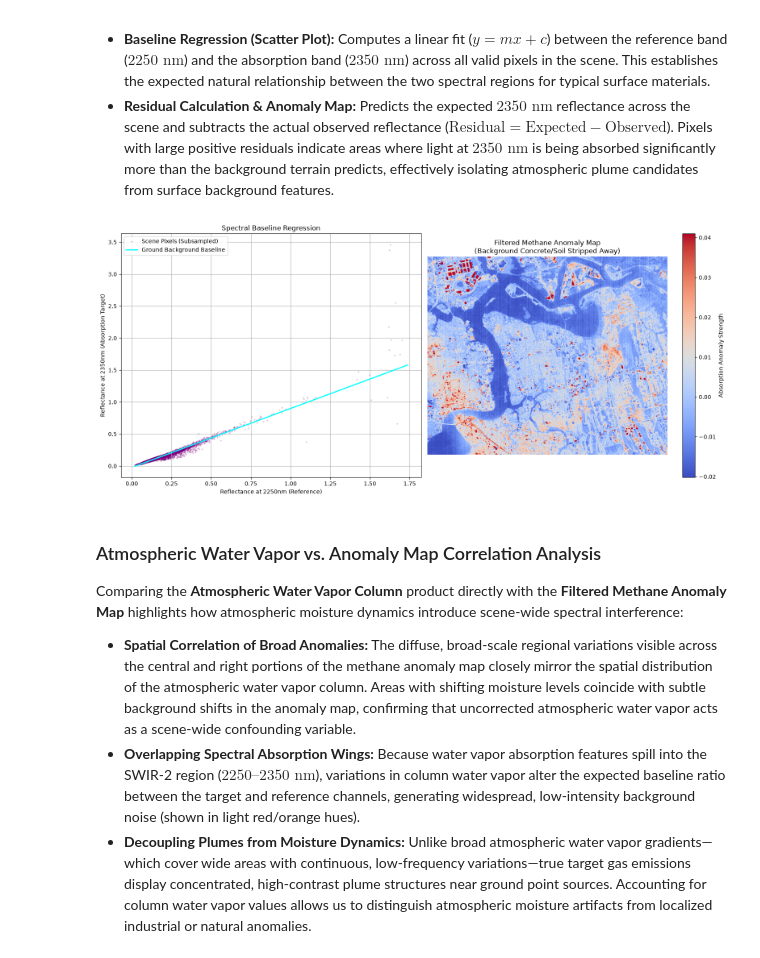
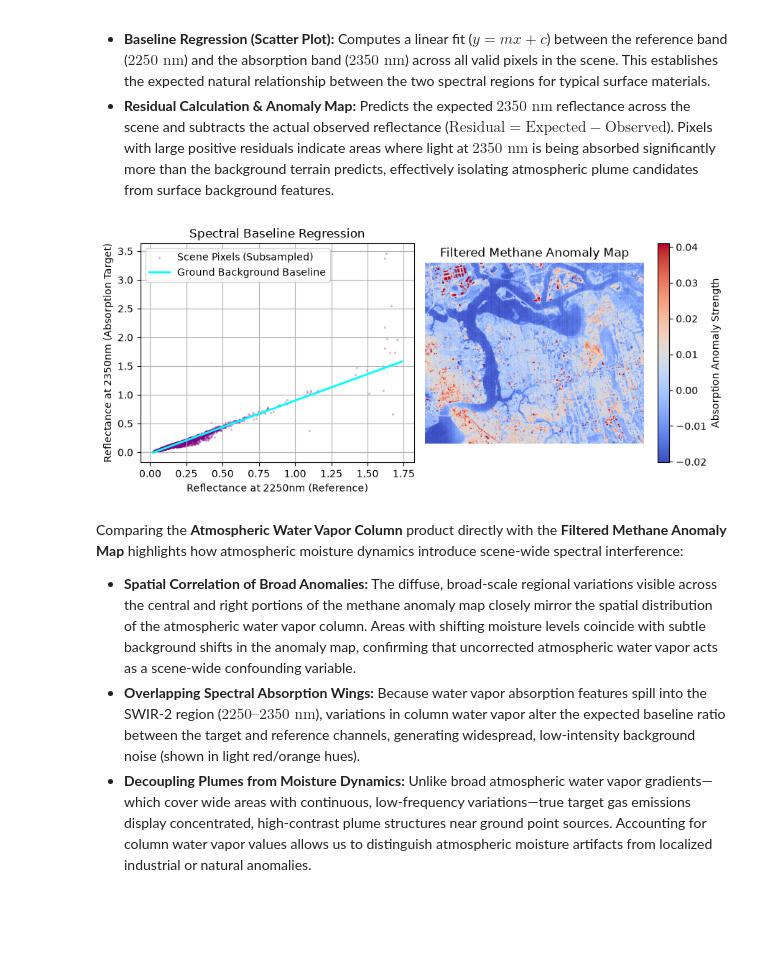
Before and after one commit to rupakqen/Tanager-Open-Data-Competition, a Jupyter notebook: Jacksonville.ipynb, the cells around one changed output. Saved outputs shown, nothing was run; the diff lists cells and outputs as text; code cells hidden in the pictures; blank space fills up the shorter version.

```diff
--- a/Jacksonville.ipynb
+++ b/Jacksonville.ipynb
@@ -213,38 +213,37 @@ slope, intercept, r_value, p_value, std_err = linregress(x_vals, y_vals)
 # 3. Predict the expected absorption plane based on the reference plane
 expected_abs = slope * ref_plane + intercept
 
 # 4. Calculate the residual (The deviation from the ground baseline)
 # Negative residuals mean a pixel is absorbing MORE light than expected!
 residual = expected_abs - abs_plane
 residual[~valid_mask] = np.nan
 
 # --- Plotting the Filtered Results ---
-fig, (ax1, ax2) = plt.subplots(1, 2, figsize=(16, 7))
+fig, (ax1, ax2) = plt.subplots(1, 2, figsize=(9, 4))
 
 # Left: Scatter plot showing the baseline fit
 ax1.scatter(x_vals[::10], y_vals[::10], alpha=0.2, color='purple', s=2, label='Scene Pixels (Subsampled)')
 x_line = np.linspace(x_vals.min(), x_vals.max(), 100)
 ax1.plot(x_line, slope * x_line + intercept, color='cyan', linewidth=2, label='Ground Background Baseline')
 ax1.set_title("Spectral Baseline Regression")
 ax1.set_xlabel("Reflectance at 2250nm (Reference)")
 ax1.set_ylabel("Reflectance at 2350nm (Absorption Target)")
 ax1.legend()
 ax1.grid(True)
 
 # Right: The Residual Map (Filtered Methane View)
 # We map the positive residuals (where absorption is unexpectedly high)
 vmin, vmax = np.nanpercentile(residual, [1, 99])
 im = ax2.imshow(residual, cmap='coolwarm', vmin=vmin, vmax=vmax)
 fig.colorbar(im, ax=ax2, label='Absorption Anomaly Strength')
-ax2.set_title("Filtered Methane Anomaly Map\n(Background Concrete/Soil Stripped Away)")
+ax2.set_title("Filtered Methane Anomaly Map")
 ax2.axis('off')
 
 plt.tight_layout()
 plt.show()
 # %% [output]
-[figure, old version]
+[figure, new version]
 # %% [markdown]
-### Atmospheric Water Vapor vs. Anomaly Map Correlation Analysis
 
 Comparing the **Atmospheric Water Vapor Column** product directly with the **Filtered Methane Anomaly Map** highlights how atmospheric moisture dynamics introduce scene-wide spectral interference:
 
```
Also changed, not shown: parts of 3 cells of this notebook.
